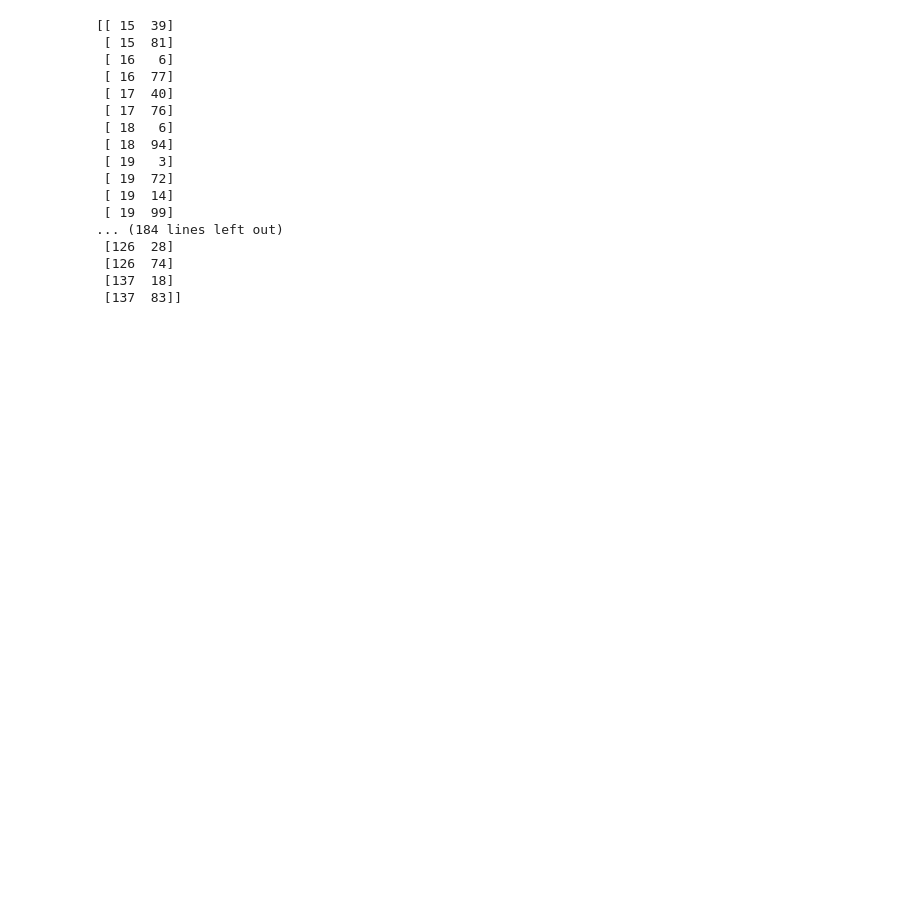
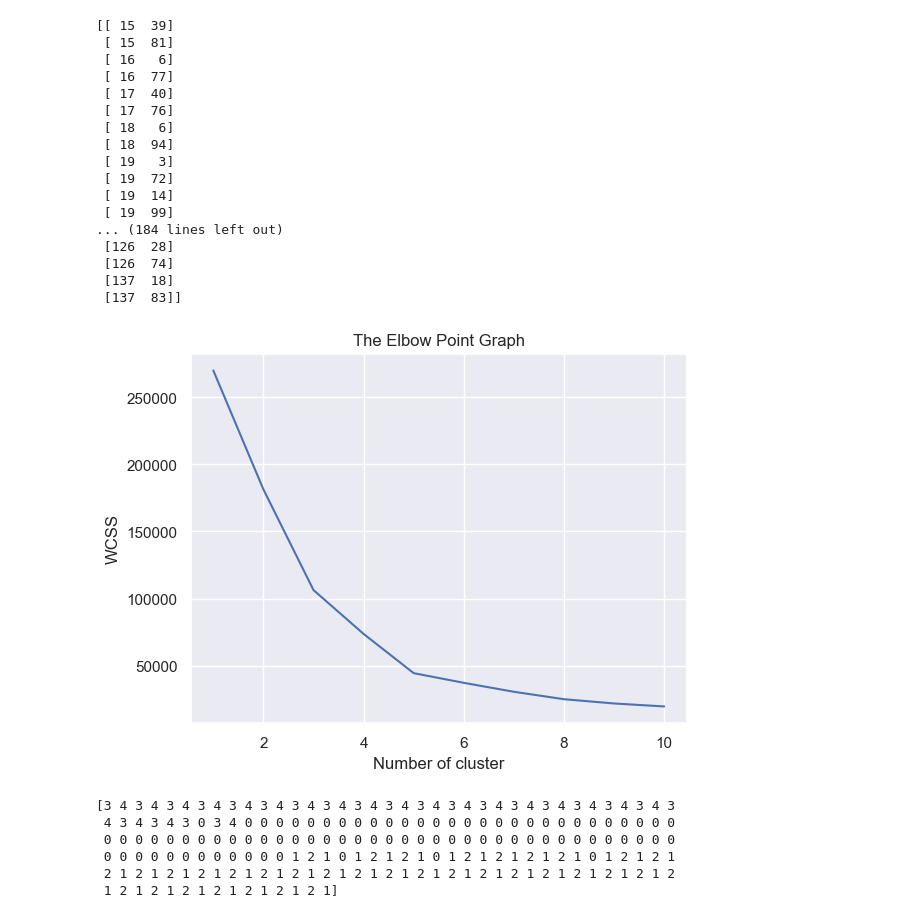
Before and after one commit to Chhavimohitkar65/AIML, a Jupyter notebook: Customer_Segmentation_k-means/Customer_Segmentation.ipynb, the cells around one changed output. Saved outputs shown, nothing was run; the diff lists cells and outputs as text; code cells hidden in the pictures; blank space fills up the shorter version.

```diff
--- a/Customer_Segmentation_k-means/Customer_Segmentation.ipynb
+++ b/Customer_Segmentation_k-means/Customer_Segmentation.ipynb
@@ -65,4 +65,32 @@ print(X)
 wcss = []
 #as it is for 10 cluster
 for i in range (1,11):
-    kmeans = KMeans(n_clusters=i,init='k-means++',)
+    kmeans = KMeans(n_clusters=i,init='k-means++',random_state=37)
+    kmeans.fit(X)
+    #kmeans.inertia_ will provide the wcss value for each cluster
+    wcss.append(kmeans.inertia_)
+# %%
+#ploting the elbow graph
+sns.set()
+plt.plot(range(1,11), wcss)
+plt.title('The Elbow Point Graph')
+plt.xlabel('Number of cluster')
+plt.ylabel('WCSS')
+plt.show()
+# %% [output]
+[figure, added]
+# %%
+#the optimum no of cluster is 5
+#TRAINING THE K MEANS CLUSTERING MODLE
+kmeans = KMeans(n_clusters=5,init='k-means++',random_state=0)
+
+#returning the lable for each data point based on their lable
+Y = kmeans.fit_predict(X)
+print(Y)
+# %% [output]
+[3 4 3 4 3 4 3 4 3 4 3 4 3 4 3 4 3 4 3 4 3 4 3 4 3 4 3 4 3 4 3 4 3 4 3 4 3
+ 4 3 4 3 4 3 0 3 4 0 0 0 0 0 0 0 0 0 0 0 0 0 0 0 0 0 0 0 0 0 0 0 0 0 0 0 0
+ 0 0 0 0 0 0 0 0 0 0 0 0 0 0 0 0 0 0 0 0 0 0 0 0 0 0 0 0 0 0 0 0 0 0 0 0 0
+ 0 0 0 0 0 0 0 0 0 0 0 0 1 2 1 0 1 2 1 2 1 0 1 2 1 2 1 2 1 2 1 0 1 2 1 2 1
+ 2 1 2 1 2 1 2 1 2 1 2 1 2 1 2 1 2 1 2 1 2 1 2 1 2 1 2 1 2 1 2 1 2 1 2 1 2
+ 1 2 1 2 1 2 1 2 1 2 1 2 1 2 1]
```
Also changed, not shown: parts of 1 cell of this notebook, 2 other files.
